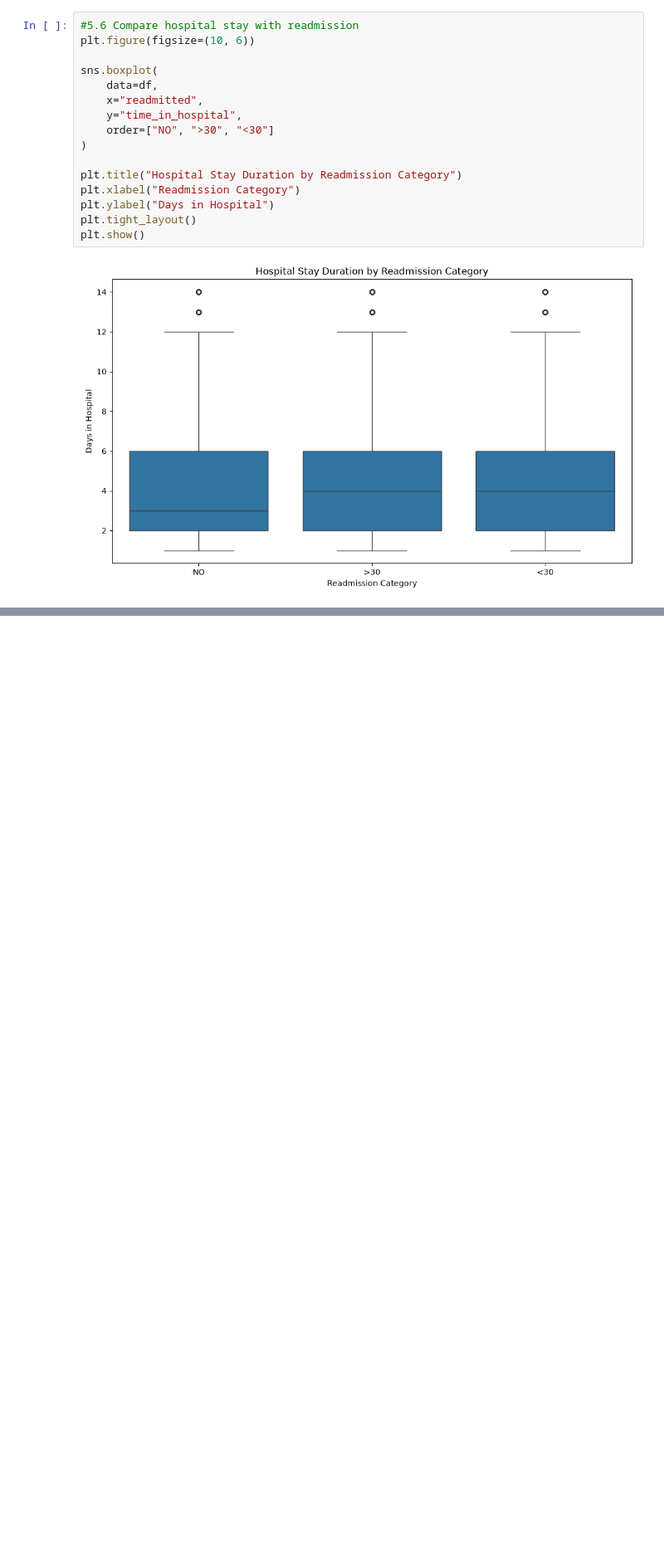
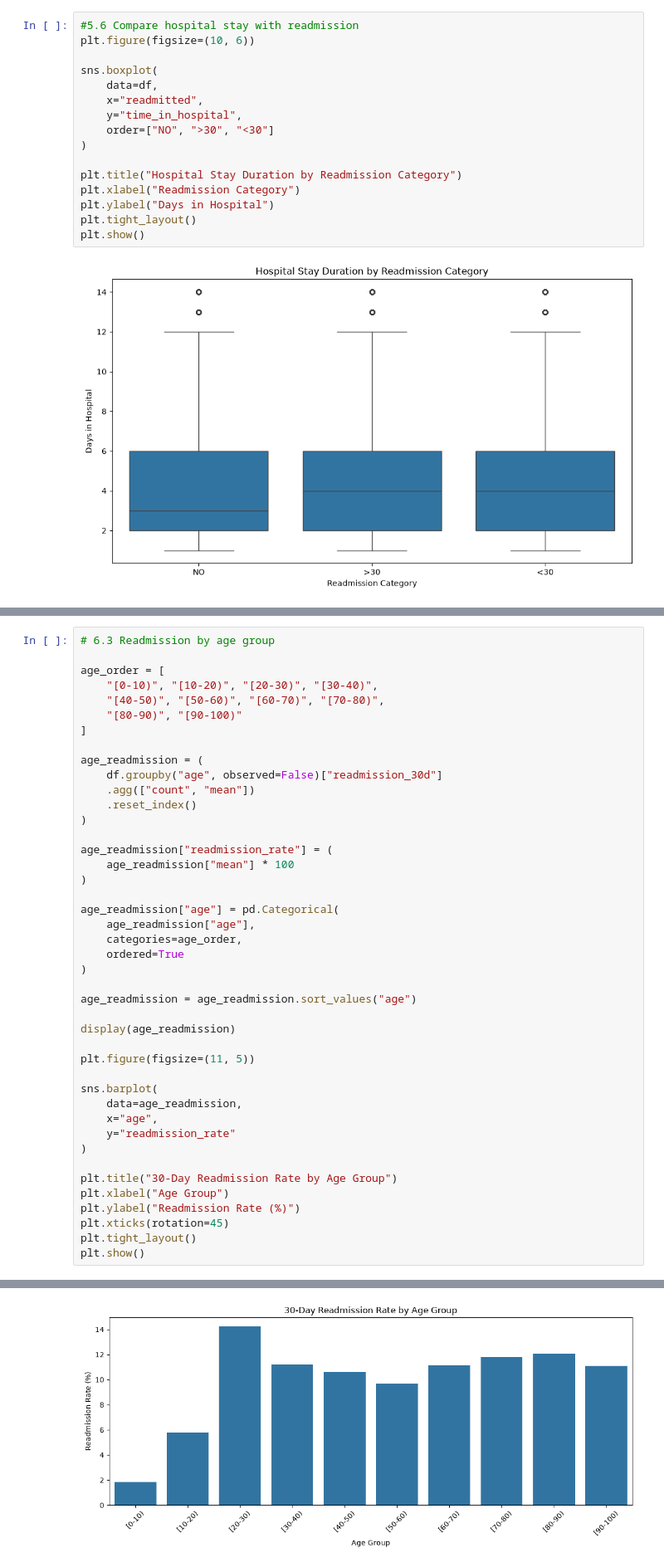
Before and after one commit to hetanshipatel/healthcare-data-analytics, a Jupyter notebook: notebooks/02_cleaned_data_inspection.ipynb, the cells around one changed output, grey strips where cells are left out. Shown at 83% size. Cells and saved outputs as stored; diff of their text form; blank space fills up the shorter version.

Commit message:
train and testing data

```diff
--- a/notebooks/02_cleaned_data_inspection.ipynb
+++ b/notebooks/02_cleaned_data_inspection.ipynb
@@ -356,0 +414,44 @@ plt.show()
+# %%
+# 6.3 Readmission by age group
+
+age_order = [
+    "[0-10)", "[10-20)", "[20-30)", "[30-40)",
+    "[40-50)", "[50-60)", "[60-70)", "[70-80)",
+    "[80-90)", "[90-100)"
+]
+
+age_readmission = (
+    df.groupby("age", observed=False)["readmission_30d"]
+    .agg(["count", "mean"])
+    .reset_index()
+)
+
+age_readmission["readmission_rate"] = (
+    age_readmission["mean"] * 100
+)
+
+age_readmission["age"] = pd.Categorical(
+    age_readmission["age"],
+    categories=age_order,
+    ordered=True
+)
+
+age_readmission = age_readmission.sort_values("age")
+
+display(age_readmission)
+
+plt.figure(figsize=(11, 5))
+
+sns.barplot(
+    data=age_readmission,
+    x="age",
+    y="readmission_rate"
+)
+
+plt.title("30-Day Readmission Rate by Age Group")
+plt.xlabel("Age Group")
+plt.ylabel("Readmission Rate (%)")
+plt.xticks(rotation=45)
+plt.tight_layout()
+plt.show()
+# %% [output]
@@ -356,0 +469 @@ plt.show()
+[figure, added]
```
Also changed, not shown: parts of 14 cells of this notebook.
